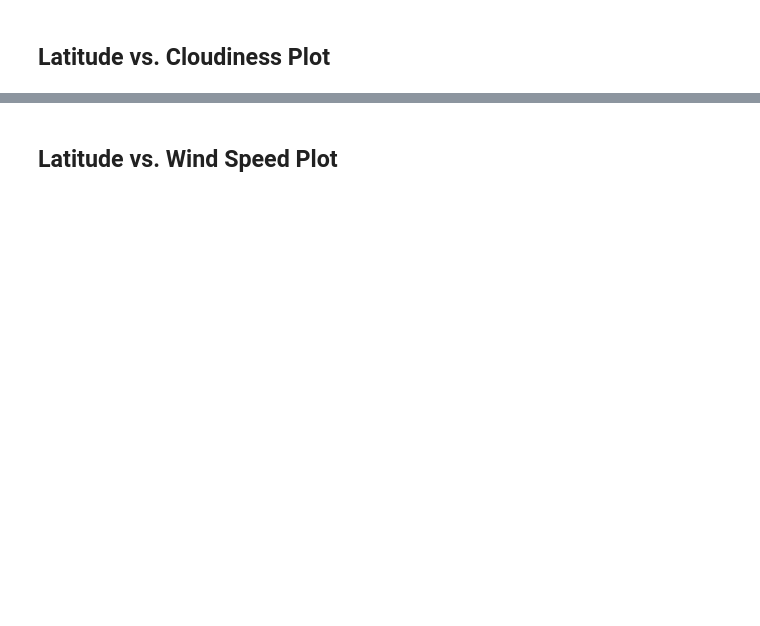
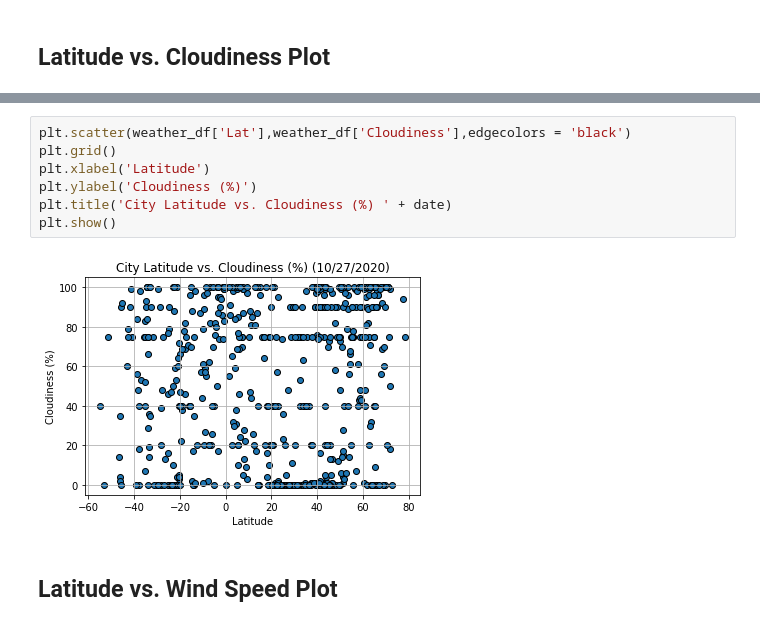
Before and after one commit to mgood13/python-api-challenge, a Jupyter notebook: WeatherPy/WeatherPy.ipynb, the cells around one changed output, grey strips where cells are left out. Cells and saved outputs as stored; diff of their text form; blank space fills up the shorter version.

```diff
--- a/WeatherPy/WeatherPy.ipynb
+++ b/WeatherPy/WeatherPy.ipynb
@@ -204,2 +208,11 @@ Int64Index([], dtype='int64')
+# %%
+plt.scatter(weather_df['Lat'],weather_df['Cloudiness'],edgecolors = 'black')
+plt.grid()
+plt.xlabel('Latitude')
+plt.ylabel('Cloudiness (%)')
+plt.title('City Latitude vs. Cloudiness (%) ' + date)
+plt.show()
+# %% [output]
+[figure, added]
 # %% [markdown]
 ## Latitude vs. Wind Speed Plot
```
Also changed, not shown: parts of 28 cells of this notebook, 1 other file.
